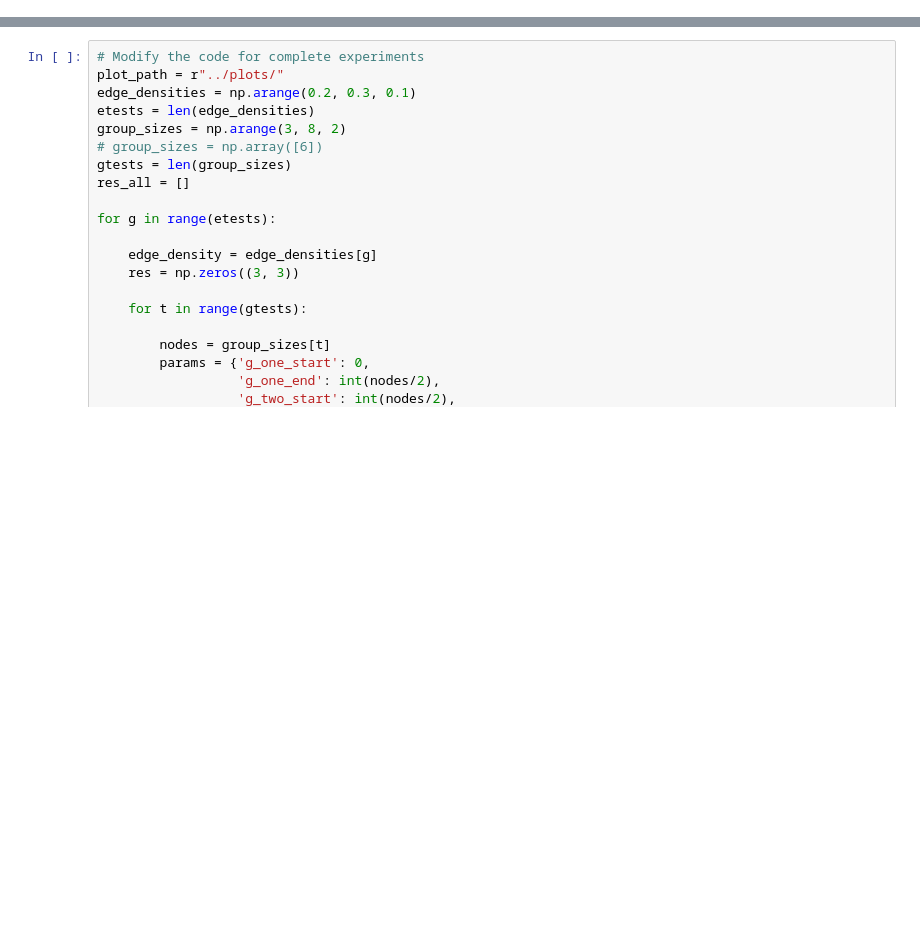
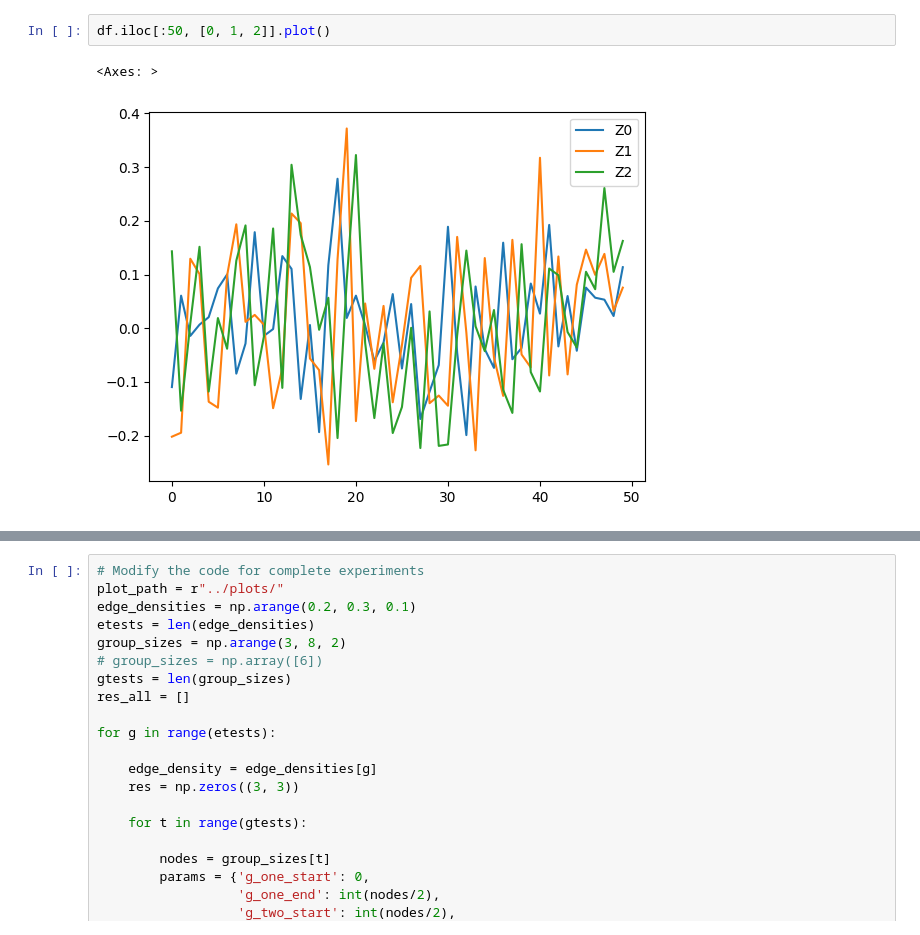
Before and after one commit to wasimahmadpk/cdmi, a Jupyter notebook: src/scms.ipynb, the cells around one changed output, grey strips where cells are left out. Drawn from its saved outputs; the diff is of its cells as text; blank space fills up the shorter version.

```diff
--- a/src/scms.ipynb
+++ b/src/scms.ipynb
@@ -20,0 +53,5 @@ np.random.seed(1)
+# %%
+df.iloc[:50, [0, 1, 2]].plot()
+# %% [output]
+<Axes: >
+[figure, added]
```
Also changed, not shown: parts of 10 cells of this notebook, 3 other files.
